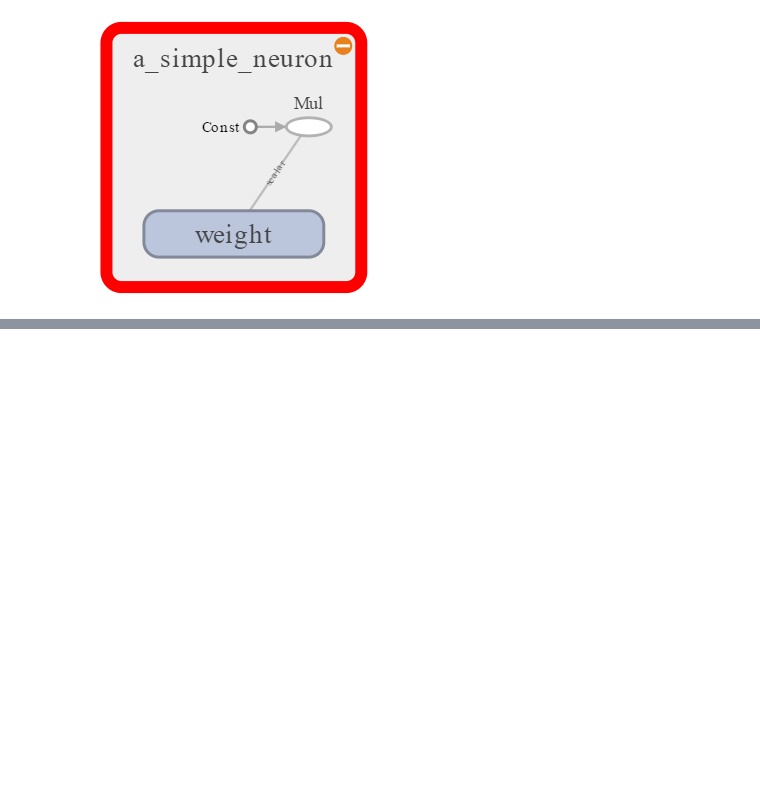
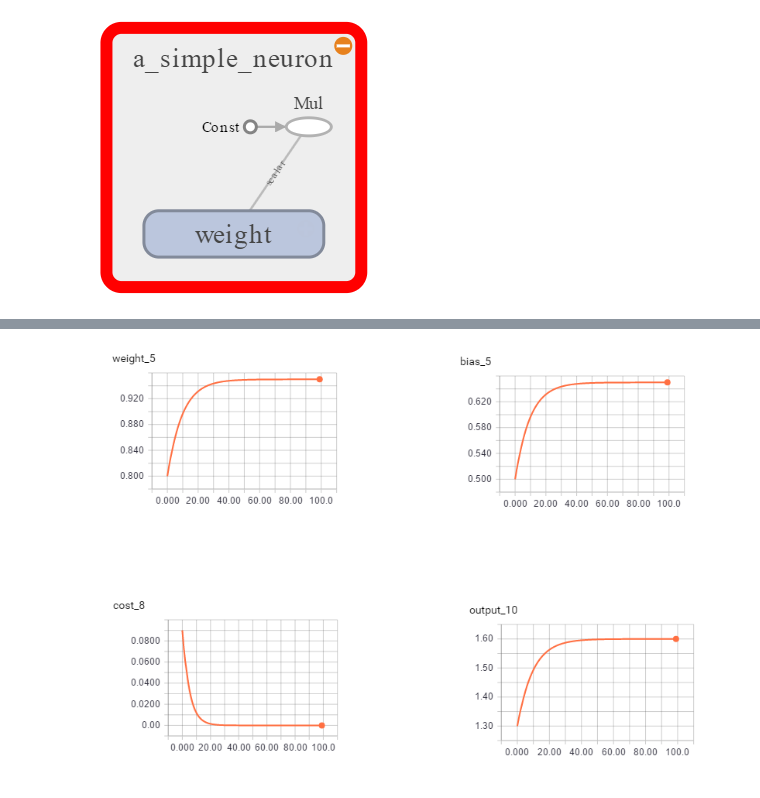
Before and after one commit to chauvm/tensorflow_tutorials, a Jupyter notebook: tutorials/tensorflow/Lab 2 - Tutorial 1 - Overview.ipynb, the cells around one changed output, grey strips where cells are left out. Saved outputs shown, nothing was run; the diff lists cells and outputs as text; code cells hidden in the pictures; blank space fills up the shorter version.

Commit message:
Add one data point linear regression to Lab 2 Tutorial 1

```diff
--- a/tutorials/tensorflow/Lab 2 - Tutorial 1 - Overview.ipynb
+++ b/tutorials/tensorflow/Lab 2 - Tutorial 1 - Overview.ipynb
@@ -249,0 +329,4 @@ Quay lại với neuron đơn giản của chúng ta với chỉ 1 thông số l
+# %%
+Image(filename='../../images/Lab2/a_simple_neuron_one_data_point.png')
+# %% [output]
+[figure, added]
```
Also changed, not shown: parts of 30 cells of this notebook, 1 other file.
